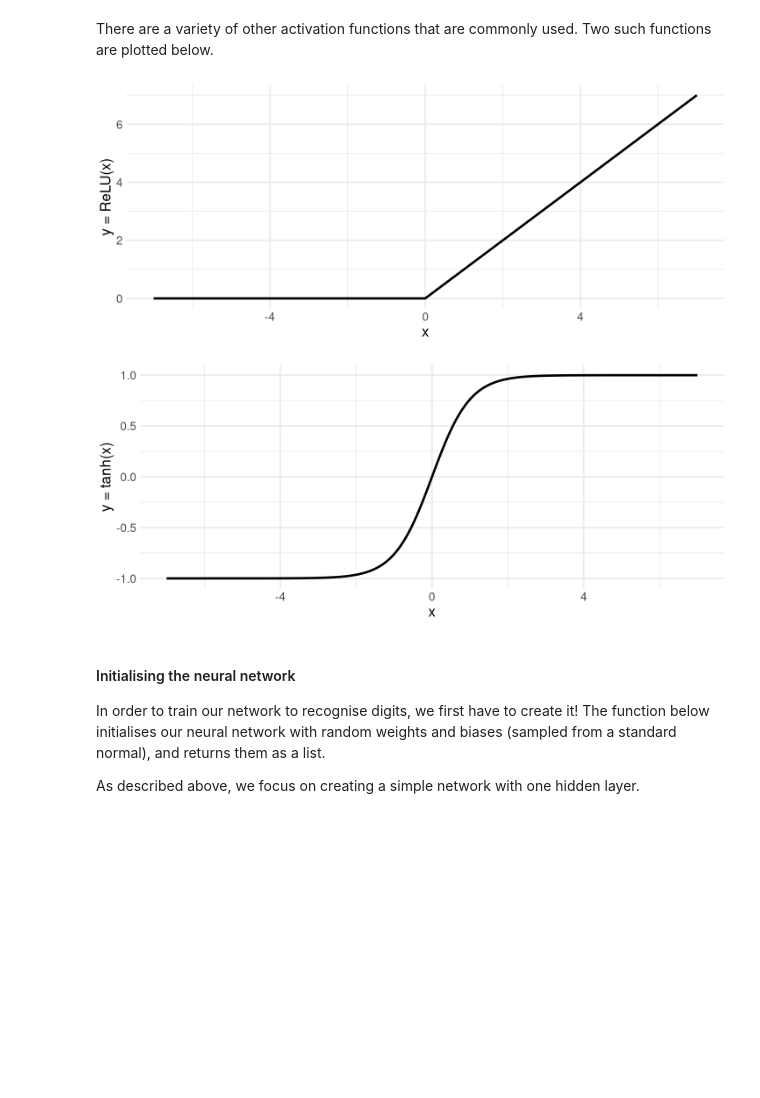
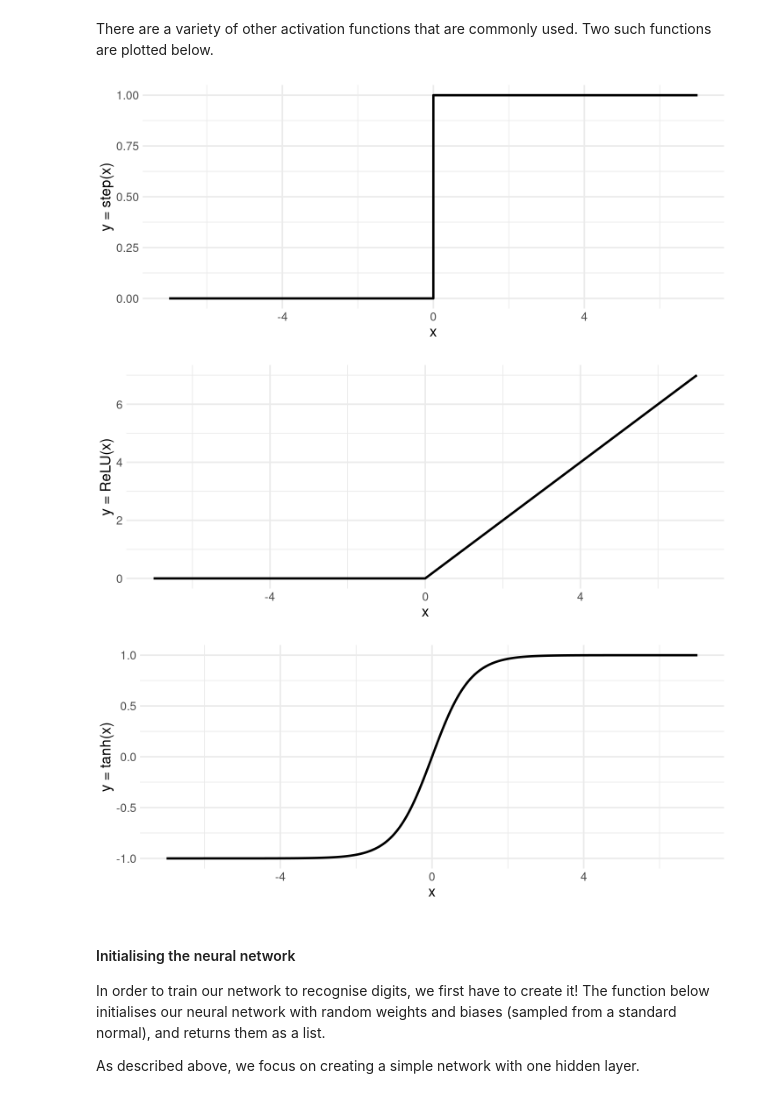
Before and after one commit to ABS-Neural-Nets-Tutorial/Intro-To-Neural-Networks, a Jupyter notebook: notebooks/4_Creating_NNs.ipynb, the cells around one changed output. Cells and saved outputs as stored; diff of their text form; code cells hidden in the pictures; blank space fills up the shorter version.

```diff
--- a/notebooks/4_Creating_NNs.ipynb
+++ b/notebooks/4_Creating_NNs.ipynb
@@ -123,15 +123,21 @@ plot_activation(sigmoid)
 # %% [markdown]
 There are a variety of other activation functions that are commonly used. Two such functions are plotted below.
 # %%
+step = function(Z, threshold = 0) {
+    return(ifelse(Z > threshold, 1 ,0))
+}
+
 ReLU = function(Z) {
   return(pmax(Z,0))
 }
 
+plot_activation(step)
 plot_activation(ReLU)
 plot_activation(tanh)
 # %% [output]
-[figure, old version]
+[figure, new version]
-[figure, old version]
+[figure, new version]
+[figure, added]
 # %% [markdown]
 #### Initialising the neural network
 In order to train our network to recognise digits, we first have to create it! The function below initialises our neural network with random weights and biases (sampled from a standard normal), and returns them as a list.
```
Also changed, not shown: 9 other files.
